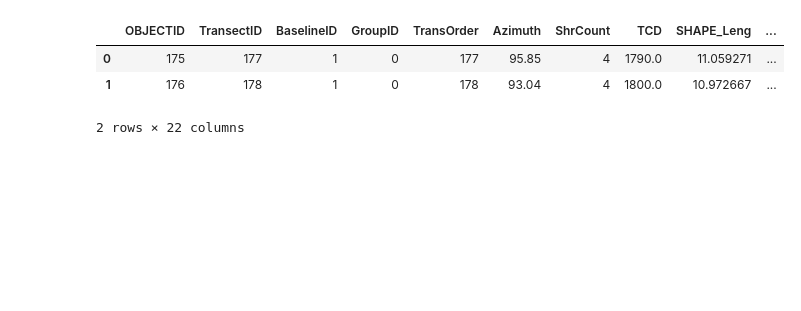
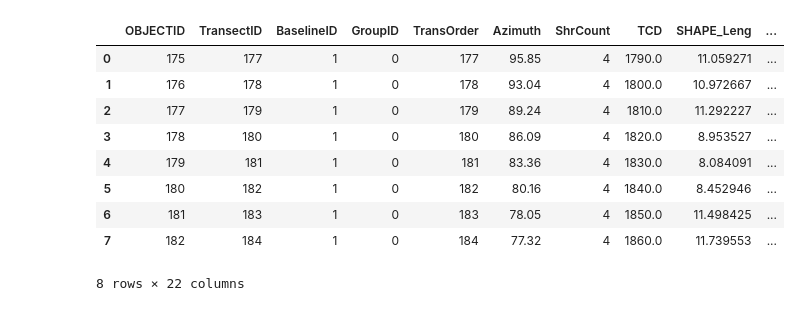
Before and after one commit to RNC-Research-Group/CliffErosion_Projections, a Jupyter notebook: Shoreline Projection Linear.ipynb, the cells around one changed output. Saved outputs shown, nothing was run; the diff lists cells and outputs as text; code cells hidden in the pictures; blank space fills up the shorter version.

```diff
--- a/Shoreline Projection Linear.ipynb
+++ b/Shoreline Projection Linear.ipynb
@@ -195,16 +221,22 @@ memory usage: 608.0+ bytes
 None
 # %%
 # Replace 'path_to_shapefile' with the actual path to your shapefile
-shapefile_path = ('C:/Users/lalit/GitHub/Shoreline_Projections/Shapefiles/CapeEgmont_TEST_Line2.shp')
+shapefile_path = ('C:/Users/lalit/GitHub/Shoreline_Projections/Shapefiles/CapeEgmont_TEST_Line3.shp')
 TransectLine = gpd.read_file(shapefile_path)
 
 #Line shapefiles have azimuth
 TransectLine
 # %% [output]
 |  | OBJECTID | TransectID | BaselineID | GroupID | TransOrder | Azimuth | ShrCount | TCD | SHAPE_Leng | ... |
 | 0 | 175 | 177 | 1 | 0 | 177 | 95.85 | 4 | 1790.0 | 11.059271 | ... |
 | 1 | 176 | 178 | 1 | 0 | 178 | 93.04 | 4 | 1800.0 | 10.972667 | ... |
+| 2 | 177 | 179 | 1 | 0 | 179 | 89.24 | 4 | 1810.0 | 11.292227 | ... |
+| 3 | 178 | 180 | 1 | 0 | 180 | 86.09 | 4 | 1820.0 | 8.953527 | ... |
+| 4 | 179 | 181 | 1 | 0 | 181 | 83.36 | 4 | 1830.0 | 8.084091 | ... |
+| 5 | 180 | 182 | 1 | 0 | 182 | 80.16 | 4 | 1840.0 | 8.452946 | ... |
+| 6 | 181 | 183 | 1 | 0 | 183 | 78.05 | 4 | 1850.0 | 11.498425 | ... |
+| 7 | 182 | 184 | 1 | 0 | 184 | 77.32 | 4 | 1860.0 | 11.739553 | ... |
-2 rows × 22 columns
+8 rows × 22 columns
 # %%
 def calculate_new_coordinates(old_x, old_y, bearing, distance):
     bearing_radians = math.radians(bearing)
```
Also changed, not shown: parts of 9 cells of this notebook.
